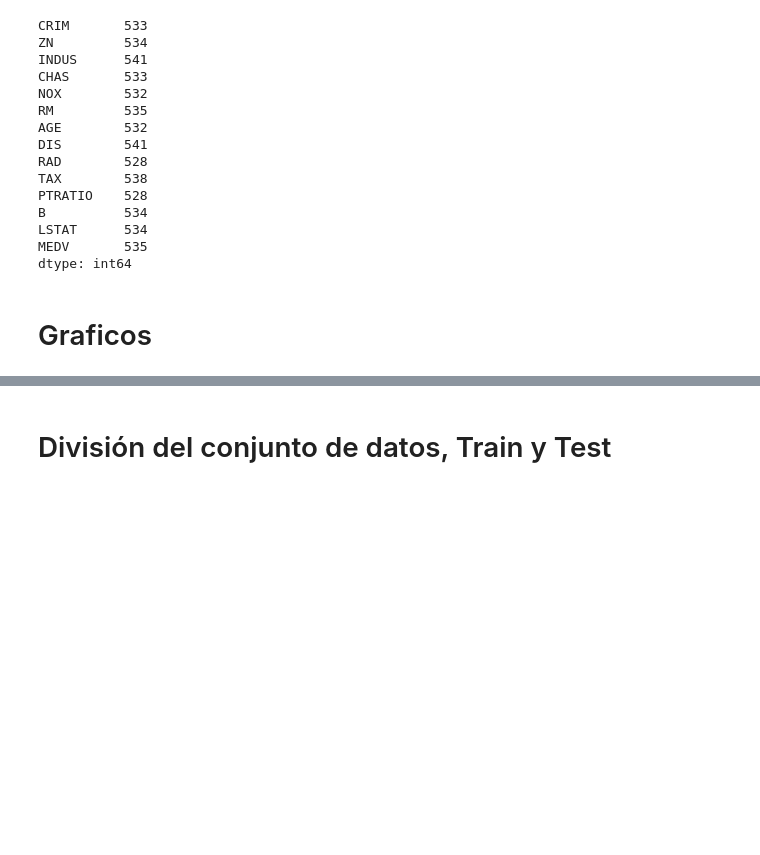
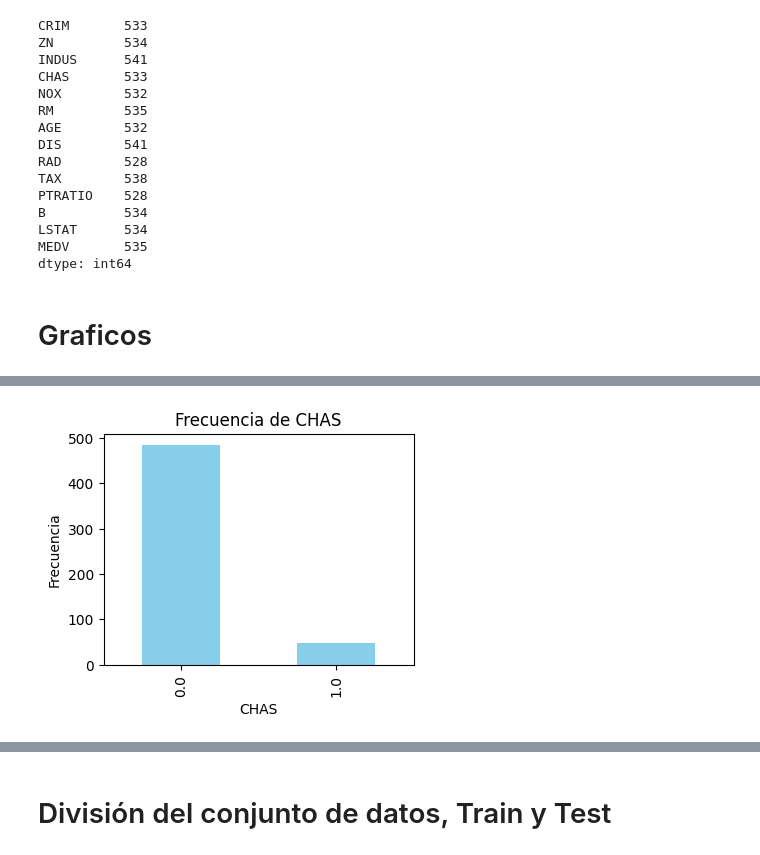
Before and after one commit to brimoresco/AA1-TUIA-Moresco-Gotting, a Jupyter notebook: PrediccionPreciosCasasAA1.ipynb, the cells around one changed output, grey strips where cells are left out. Saved outputs shown, nothing was run; the diff lists cells and outputs as text; code cells hidden in the pictures; blank space fills up the shorter version.

```diff
--- a/PrediccionPreciosCasasAA1.ipynb
+++ b/PrediccionPreciosCasasAA1.ipynb
@@ -217,0 +266,11 @@ dtype: int64
+# %%
+#Chas elegimos mostrarlo en cantidad de frecuencia, para ver cuantas de las Casas tasadas tienen vista al Lago
+
+plt.figure(figsize=(4, 3))
+df['CHAS'].value_counts().plot(kind='bar', color='skyblue')
+plt.title('Frecuencia de CHAS')
+plt.xlabel('CHAS')
+plt.ylabel('Frecuencia')
+plt.show()
+# %% [output]
+[figure, added]
```
Also changed, not shown: parts of 14 cells of this notebook, 1 other file.
